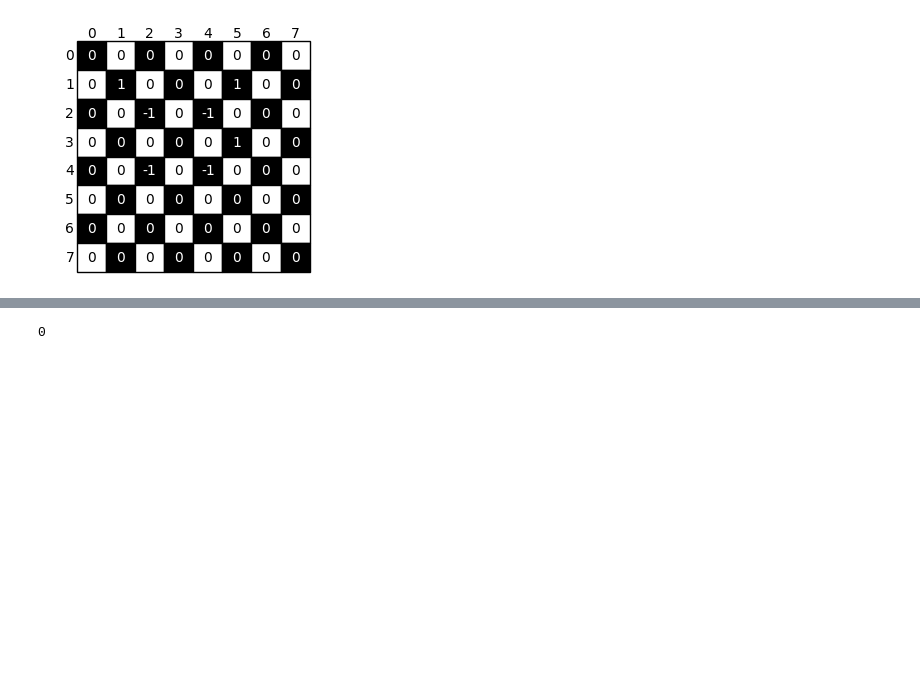
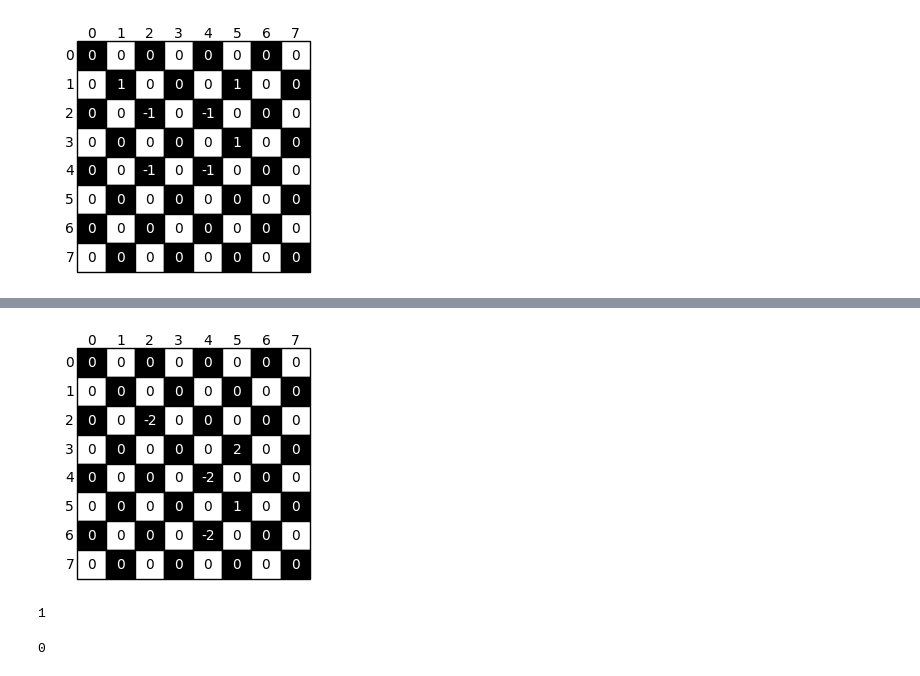
Before and after one commit to federicoschiaffino/Eldo, a Jupyter notebook: Eldo/Q Learning.ipynb, the cells around one changed output, grey strips where cells are left out. Cells and saved outputs as stored; diff of their text form; code cells hidden in the pictures; blank space fills up the shorter version.

Commit message:
white training is functioning

```diff
--- a/Eldo/Q Learning.ipynb
+++ b/Eldo/Q Learning.ipynb
@@ -269,5 +267,8 @@ bb[18] = -1
 visualize([bb, (0,4)])
 # %% [output]
 [figure]
-# %%
-white_mult_caps_dict = {}
+# %%
+white_state_dict = {}
+white_state_dict[white_board.index(board_1)] = board_1
+# %%
+Q_white = pd.DataFrame(data = 0, index= white_state_dict.keys(), columns=action_space)
@@ -274,3 +354,11 @@ white_mult_caps_dict = {}
+# %%
+training_white(bb, -1)
+# %% [output]
+[figure, added]
+# %%
+[i for i, j in enumerate([(bb == x).all() for x in ll]) if j][0]
+# %% [output]
+1
 # %%
 sum([(bb == x).all() for x in ll])
 # %% [output]
```
Also changed, not shown: parts of 8 cells of this notebook, 2 other files.
